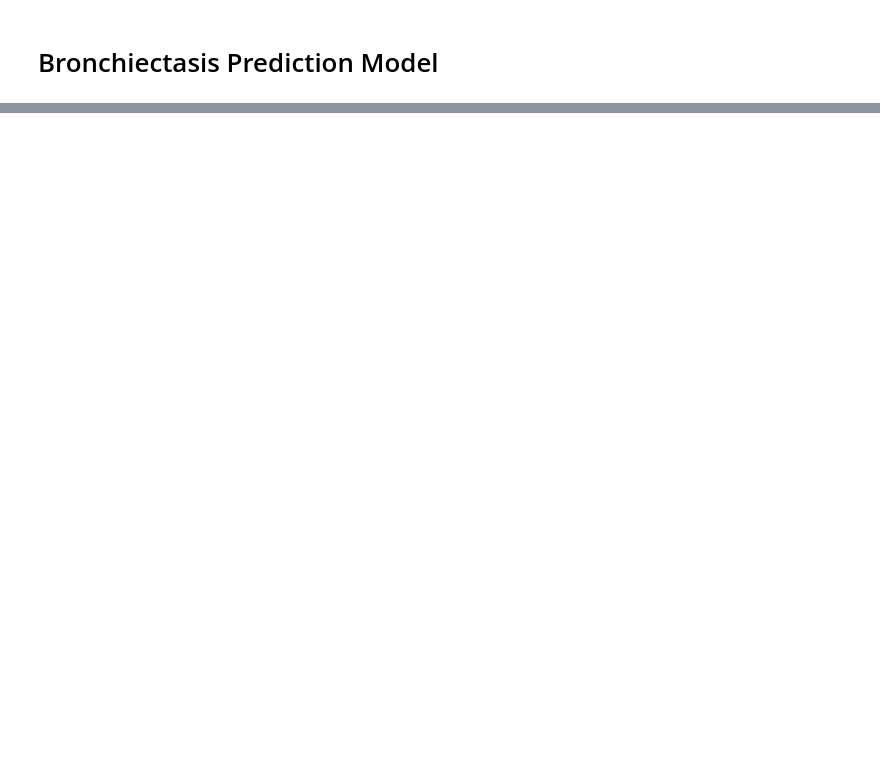
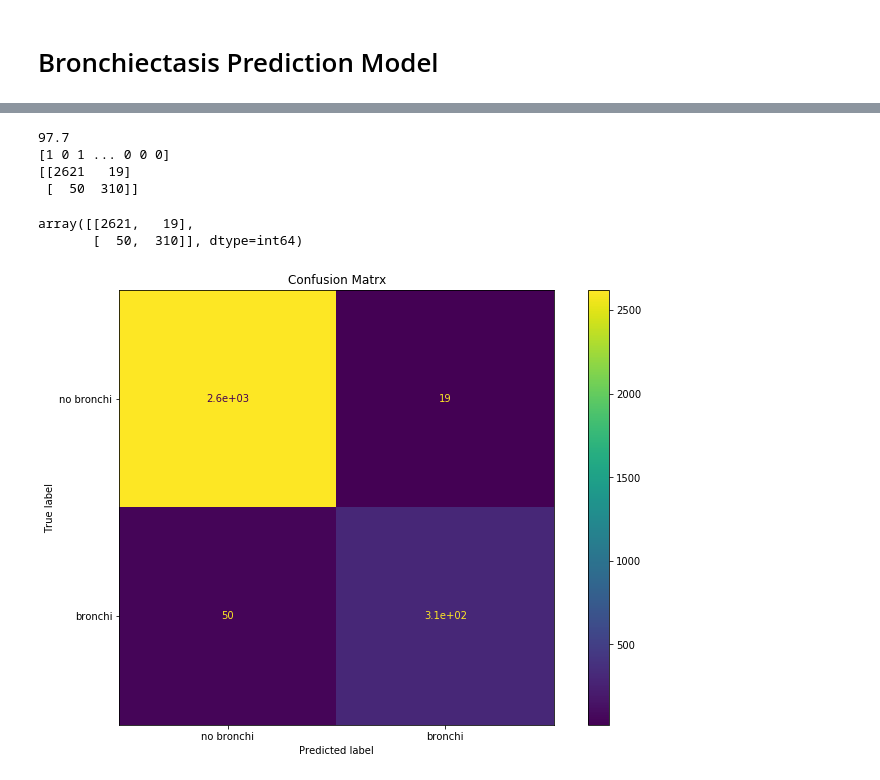
Before and after one commit to abhilashsaj/Wearable-Based-Health-Monitoring-System, a Jupyter notebook: Prediction Models.ipynb, the cells around one changed output, grey strips where cells are left out. Cells and saved outputs as stored; diff of their text form; code cells hidden in the pictures; blank space fills up the shorter version.

```diff
--- a/Prediction Models.ipynb
+++ b/Prediction Models.ipynb
@@ -315,3 +337,28 @@ array([0, 0, 2], dtype=int64)
 # %% [markdown]
 
 # Bronchiectasis Prediction Model
+# %%
+from sklearn import linear_model
+X = df[['breaths_per_minute', 'breath_shortness_severity', 'cough_frequency','cough_severity']]
+Y = df['bronchiectasis']
+
+X_train, X_test, y_train, y_test = train_test_split(X, Y, test_size = 0.3, random_state = 0)
+
+log_regr = linear_model.LogisticRegression(max_iter = 1000)
+log_regr.fit(X_train, y_train)
+
+log_regr.score(X_test, y_test)
+
+y_preds = log_regr.predict(X_test)
+print(y_preds)
+
+cf_matrix = confusion_matrix(y_test, y_preds)
+print(cf_matrix)
+
+group_names = ["True Neg", "False Pos", "False Neg", "True Pos"]
+
+fig, ax = plt.subplots(figsize=(12, 8))
+ax.set_title('Confusion Matrx')
+
+disp =metrics.plot_confusion_matrix(log_regr, X_test, y_test, display_labels= ["no bronchi", "bronchi"], ax = ax)
+disp.confusion_matrix
@@ -317,0 +372,25 @@ array([0, 0, 2], dtype=int64)
+# %%
+
+clf = SVC().fit(X_train, y_train)
+
+y_preds = clf.predict(X_test)
+
+print(clf.score(X_test, y_test)*100)
+print(y_preds)
+
+cf_matrix = confusion_matrix(y_test, y_preds)
+print(cf_matrix)
+
+fig, ax = plt.subplots(figsize=(12, 8))
+ax.set_title('Confusion Matrx')
+
+disp =metrics.plot_confusion_matrix(clf, X_test, y_test, display_labels= ["no bronchi", "bronchi"], ax = ax)
+disp.confusion_matrix
+# %% [output]
+97.7
+[1 0 1 ... 0 0 0]
+[[2621   19]
+ [  50  310]]
+array([[2621,   19],
+       [  50,  310]], dtype=int64)
+[figure, added]
```
Also changed, not shown: parts of 14 cells of this notebook, 1 other file.
